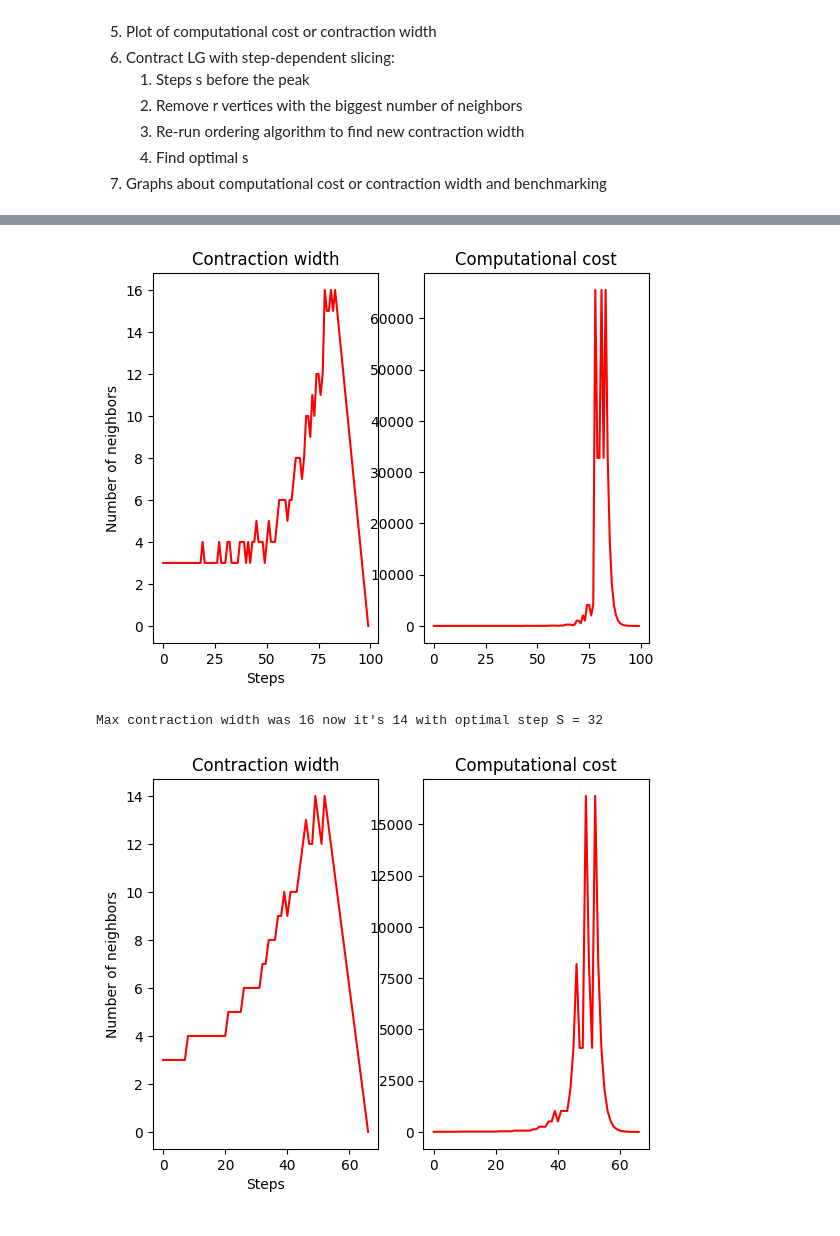
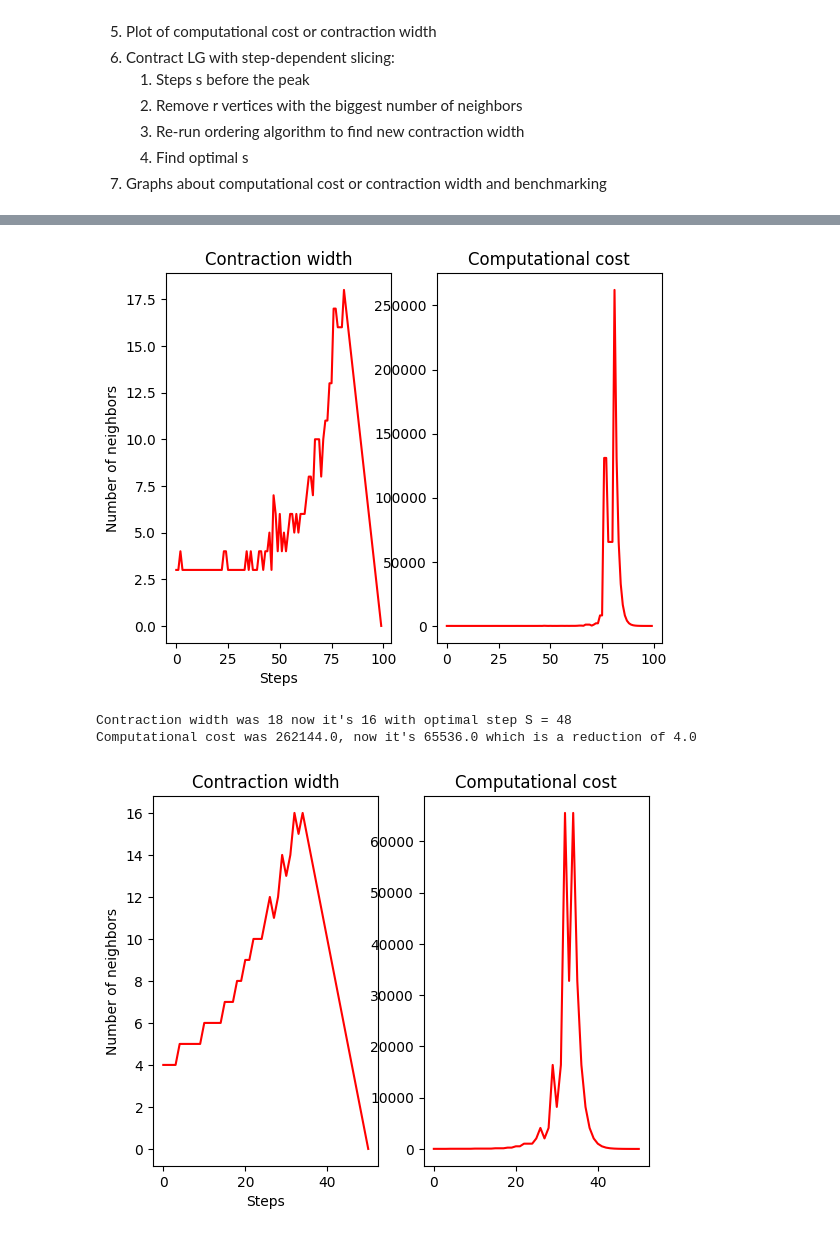
Before and after one commit to richardm1234/stepDependentSlicing_AQC, a Jupyter notebook: demo.ipynb, the cells around one changed output, grey strips where cells are left out. Cells and saved outputs as stored; diff of their text form; code cells hidden in the pictures.

Commit message:
getCost to get the computational cost

```diff
--- a/demo.ipynb
+++ b/demo.ipynb
@@ -17,5 +18,5 @@ import networkx as nx
 # %%
-G = graph.createGraph(100)
+G = g.createGraph(100)
 nx.draw(G)
-order, width, neighbors = graph.rgreedy(G, 0.5, 25)
+order, width, neighbors = g.rgreedy(G, 0.5, 25)
 # %% [output]
@@ -28,13 +27,15 @@ circuit.draw('mpl')
 # %%
 
-graph.plotNeighbors(neighbors)
+g.plotNeighbors(neighbors)
 # %% [output]
-[figure, old version]
+[figure, new version]
 # %%
-newOrder, newCWidth, newWidths, optimalS, toSlice = graph.findOptimalS(G, neighbors, order)
-print(f"Max contraction width was {width} now it's {newCWidth} with optimal step S = {optimalS}")
-graph.plotNeighbors(newWidths)
+newOrder, newCWidth, newWidths, optimalS, toSlice = g.findOptimalS(G, neighbors, order)
+print(f"Contraction width was {width} now it's {newCWidth} with optimal step S = {optimalS}")
+print(f"Computational cost was {g.getCost(width)}, now it's {g.getCost(newCWidth)} which is a reduction of {g.getCost(width)/g.getCost(newCWidth)}")
+g.plotNeighbors(newWidths)
 # %% [output]
-Max contraction width was 16 now it's 14 with optimal step S = 32
+Contraction width was 18 now it's 16 with optimal step S = 48
+Computational cost was 262144.0, now it's 65536.0 which is a reduction of 4.0
-[figure, old version]
+[figure, new version]
 # %%
```
Also changed, not shown: parts of 5 cells of this notebook, 1 other file.
